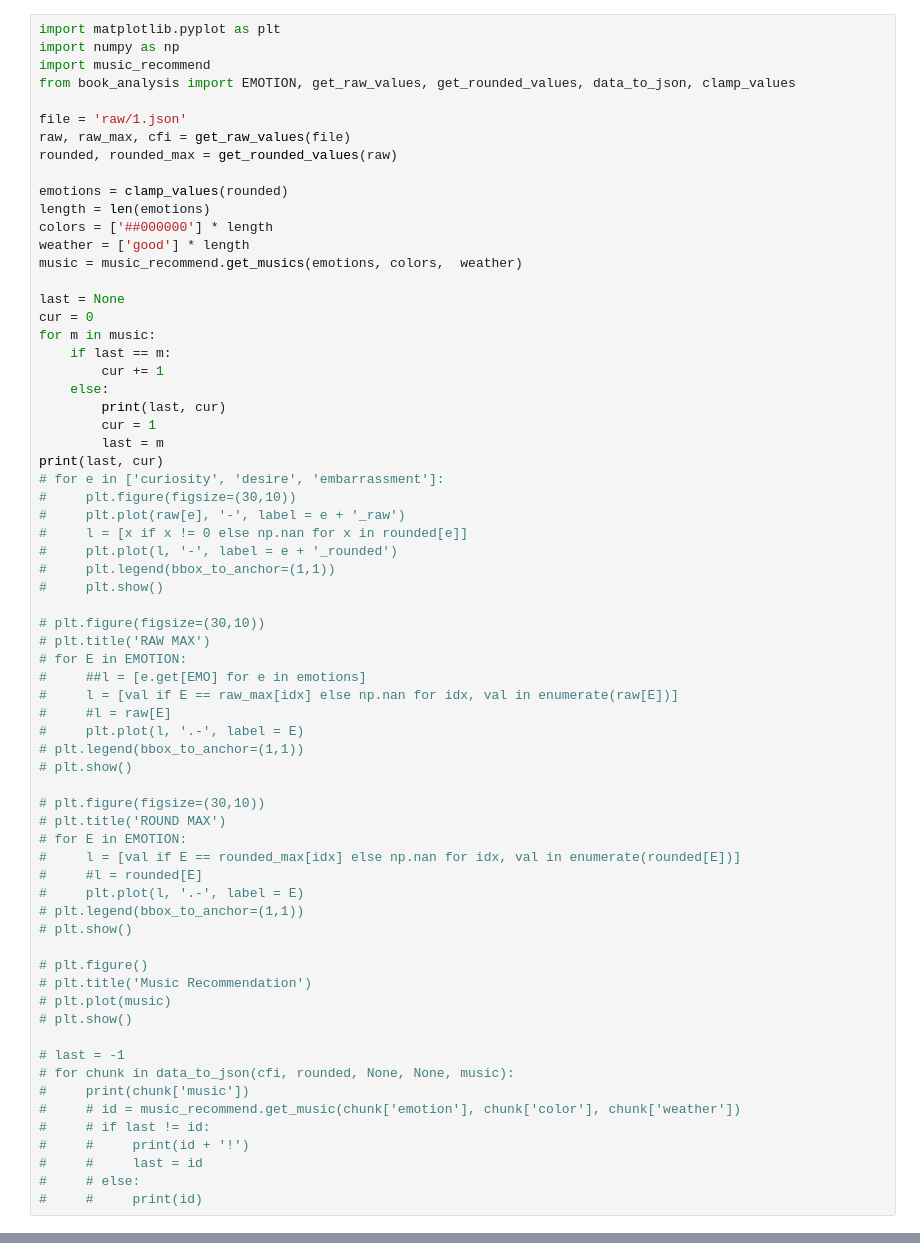
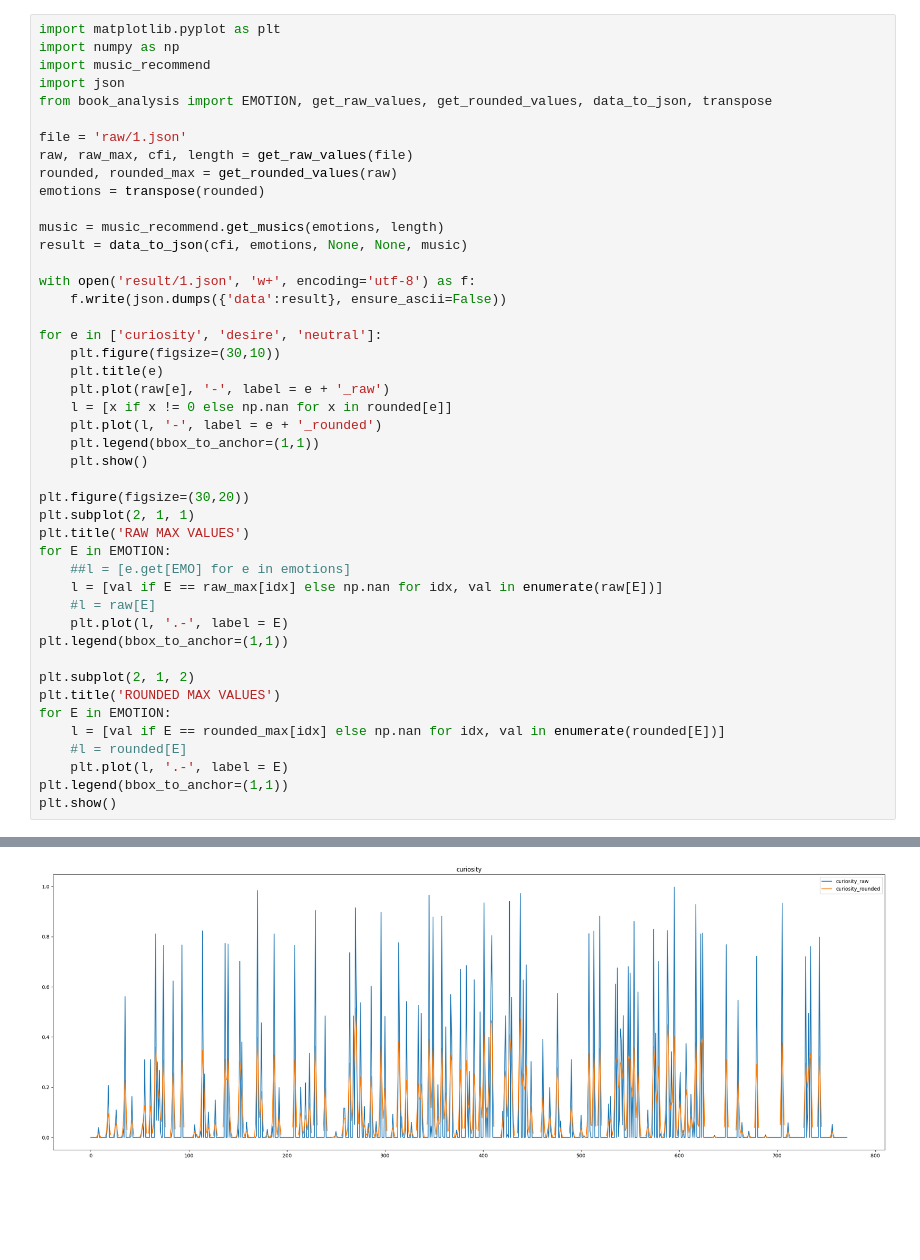
Before and after one commit to shakespeare-flutter/shakespeare-server, a Jupyter notebook: tester.ipynb, the cells around one changed output, grey strips where cells are left out. Drawn from its saved outputs; the diff is of its cells as text; blank space fills up the shorter version.

Commit message:
music recommend

```diff
--- a/tester.ipynb
+++ b/tester.ipynb
@@ -32,67 +12,45 @@ ValueError: operands could not be broadcast together with shapes (54,5) (54,)
 import matplotlib.pyplot as plt
 import numpy as np
 import music_recommend
-from book_analysis import EMOTION, get_raw_values, get_rounded_values, data_to_json, clamp_values
+import json
+from book_analysis import EMOTION, get_raw_values, get_rounded_values, data_to_json, transpose
 
 file = 'raw/1.json'
-raw, raw_max, cfi = get_raw_values(file)
+raw, raw_max, cfi, length = get_raw_values(file)
 rounded, rounded_max = get_rounded_values(raw)
+emotions = transpose(rounded)
 
-emotions = clamp_values(rounded)
-length = len(emotions)
-colors = ['##000000'] * length
-weather = ['good'] * length
-music = music_recommend.get_musics(emotions, colors,  weather)
+music = music_recommend.get_musics(emotions, length)
+result = data_to_json(cfi, emotions, None, None, music)
 
-last = None
-cur = 0
-for m in music:
-    if last == m:
-        cur += 1
-    else:
-        print(last, cur)
-        cur = 1
-        last = m
-print(last, cur)
-# for e in ['curiosity', 'desire', 'embarrassment']:
-#     plt.figure(figsize=(30,10))
-#     plt.plot(raw[e], '-', label = e + '_raw')
-#     l = [x if x != 0 else np.nan for x in rounded[e]]
-#     plt.plot(l, '-', label = e + '_rounded')
-#     plt.legend(bbox_to_anchor=(1,1))
-#     plt.show()
+with open('result/1.json', 'w+', encoding='utf-8') as f:
+    f.write(json.dumps({'data':result}, ensure_ascii=False))
 
-# plt.figure(figsize=(30,10))
-# plt.title('RAW MAX')
-# for E in EMOTION:
-#     ##l = [e.get[EMO] for e in emotions]
-#     l = [val if E == raw_max[idx] else np.nan for idx, val in enumerate(raw[E])]
-#     #l = raw[E]
-#     plt.plot(l, '.-', label = E)
-# plt.legend(bbox_to_anchor=(1,1))
-# plt.show()
+for e in ['curiosity', 'desire', 'neutral']:
+    plt.figure(figsize=(30,10))
+    plt.title(e)
+    plt.plot(raw[e], '-', label = e + '_raw')
+    l = [x if x != 0 else np.nan for x in rounded[e]]
+    plt.plot(l, '-', label = e + '_rounded')
+    plt.legend(bbox_to_anchor=(1,1))
+    plt.show()
 
-# plt.figure(figsize=(30,10))
-# plt.title('ROUND MAX')
-# for E in EMOTION:
-#     l = [val if E == rounded_max[idx] else np.nan for idx, val in enumerate(rounded[E])]
-#     #l = rounded[E]
-#     plt.plot(l, '.-', label = E)
-# plt.legend(bbox_to_anchor=(1,1))
-# plt.show()
+plt.figure(figsize=(30,20))
+plt.subplot(2, 1, 1)
+plt.title('RAW MAX VALUES')
+for E in EMOTION:
+    ##l = [e.get[EMO] for e in emotions]
+    l = [val if E == raw_max[idx] else np.nan for idx, val in enumerate(raw[E])]
+    #l = raw[E]
+    plt.plot(l, '.-', label = E)
+plt.legend(bbox_to_anchor=(1,1))
 
-# plt.figure()
-# plt.title('Music Recommendation')
-# plt.plot(music)
-# plt.show()
-
-# last = -1
-# for chunk in data_to_json(cfi, rounded, None, None, music):
-#     print(chunk['music'])
-#     # id = music_recommend.get_music(chunk['emotion'], chunk['color'], chunk['weather'])
-#     # if last != id:
-#     #     print(id + '!')
-#     #     last = id
-#     # else:
-#     #     print(id)
+plt.subplot(2, 1, 2)
+plt.title('ROUNDED MAX VALUES')
+for E in EMOTION:
+    l = [val if E == rounded_max[idx] else np.nan for idx, val in enumerate(rounded[E])]
+    #l = rounded[E]
+    plt.plot(l, '.-', label = E)
+plt.legend(bbox_to_anchor=(1,1))
+plt.show()
 # %% [output]
@@ -115,0 +57 @@ None 0
+[figure, added]
```
Also changed, not shown: parts of 5 cells of this notebook, 15 other files.
